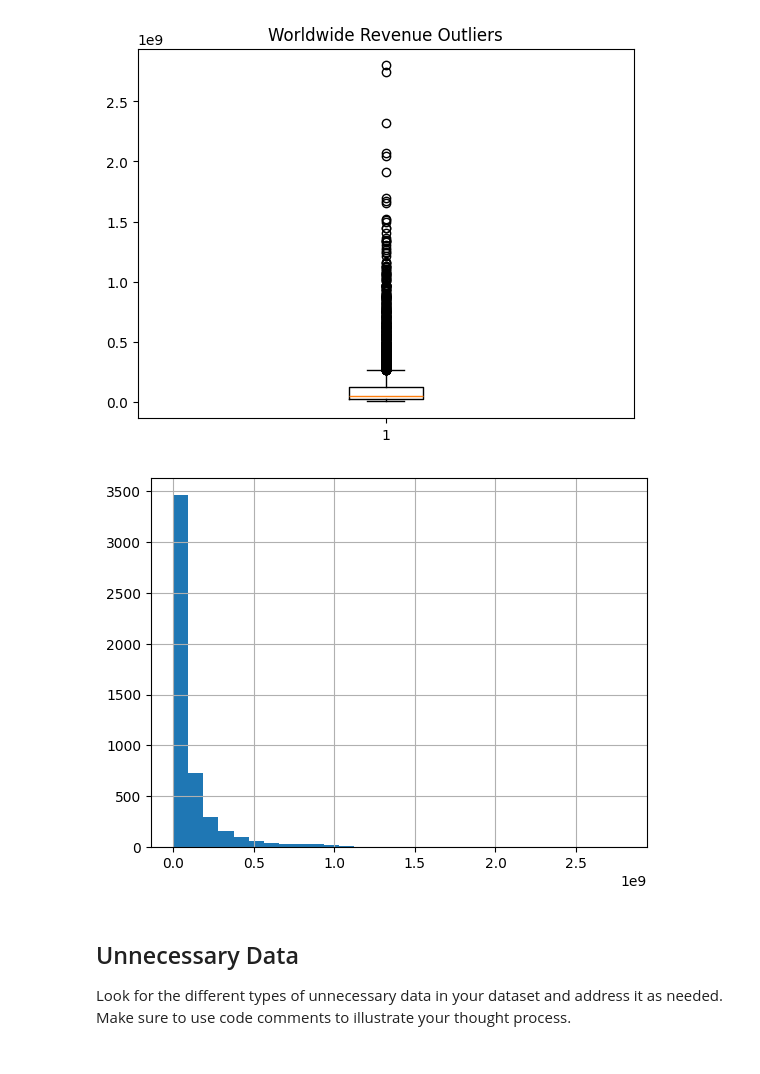
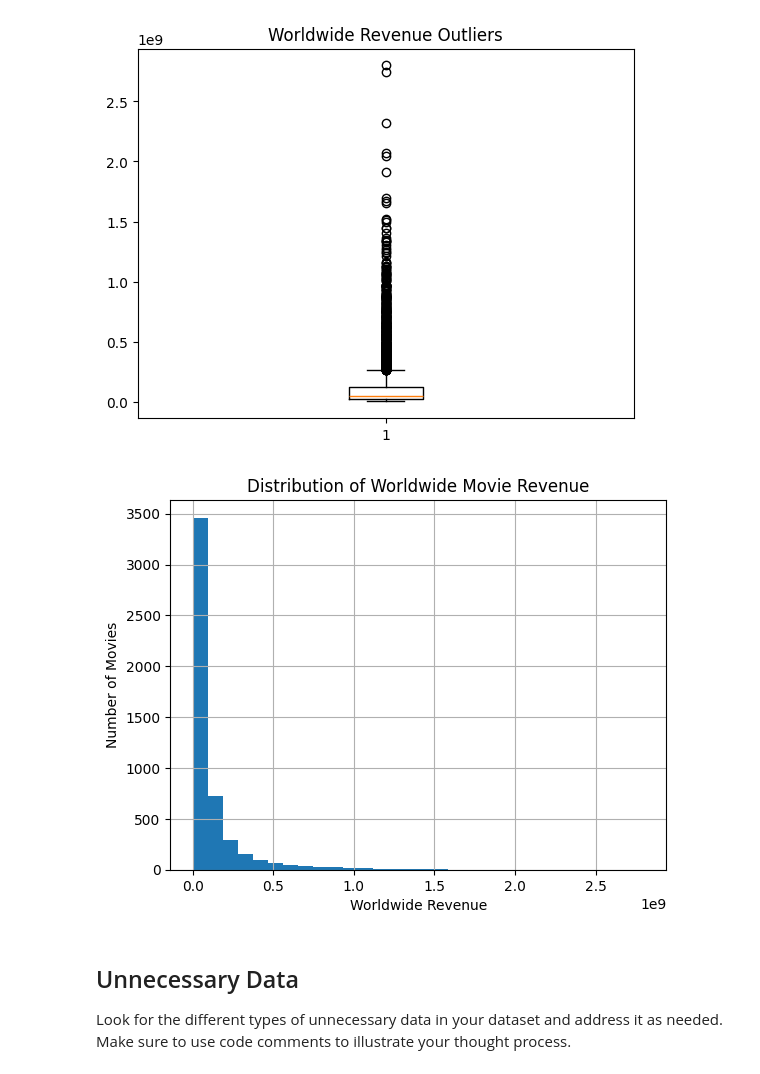
Before and after one commit to jswanson0871/cleaning-data-checkpoint, a Jupyter notebook: checkpoint-three.ipynb, the cells around one changed output. Cells and saved outputs as stored; diff of their text form; code cells hidden in the pictures.

```diff
--- a/checkpoint-three.ipynb
+++ b/checkpoint-three.ipynb
@@ -193,9 +193,12 @@ plt.show()
 [figure]
 # %%
 df["$Worldwide"].hist(bins=30)
+plt.title("Distribution of Worldwide Movie Revenue")
+plt.xlabel("Worldwide Revenue")
+plt.ylabel("Number of Movies")
 plt.show()
 # %% [output]
-[figure, old version]
+[figure, new version]
 # %% [markdown]
 ## Unnecessary Data
 
```
Also changed, not shown: parts of 1 cell of this notebook.
